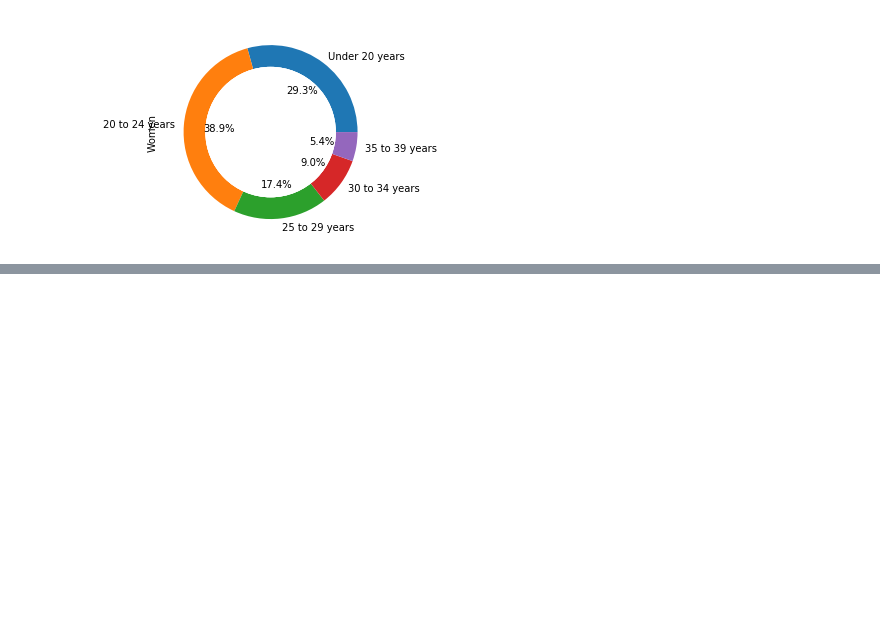
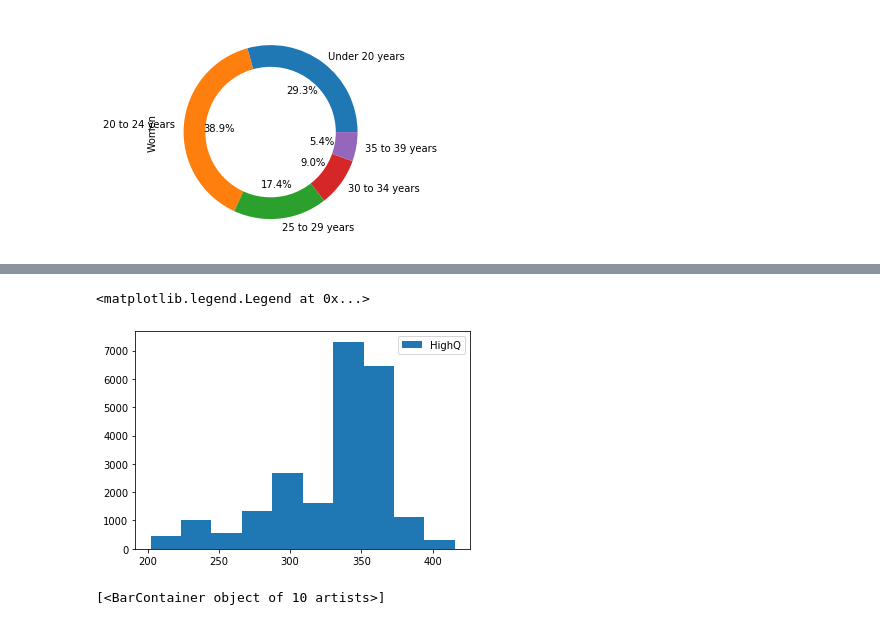
Before and after one commit to Dhirendra-32/Visualisaton, a Jupyter notebook: Matplotlib Little advanced .ipynb, the cells around one changed output, grey strips where cells are left out. Cells and saved outputs as stored; diff of their text form; code cells hidden in the pictures; blank space fills up the shorter version.

```diff
--- a/Matplotlib Little advanced .ipynb
+++ b/Matplotlib Little advanced .ipynb
@@ -472,0 +476,2 @@ fig6
+# %%
+df5=pd.read_csv("C:\\Users\\dt321\\Desktop\\PythonLibrary\\DataVisualization\\matplotlib\\histograms.csv")
@@ -472,0 +487,14 @@ fig6
+# %%
+figr , axe = plt.subplots()
+
+
+p=axe.hist('HighQ',data = df5,label='HighQ')
+
+axe.legend()
+# %% [output]
+<matplotlib.legend.Legend at 0x...>
+[figure, added]
+# %%
+axe.containers
+# %% [output]
+[<BarContainer object of 10 artists>]
```
Also changed, not shown: parts of 9 cells of this notebook.
